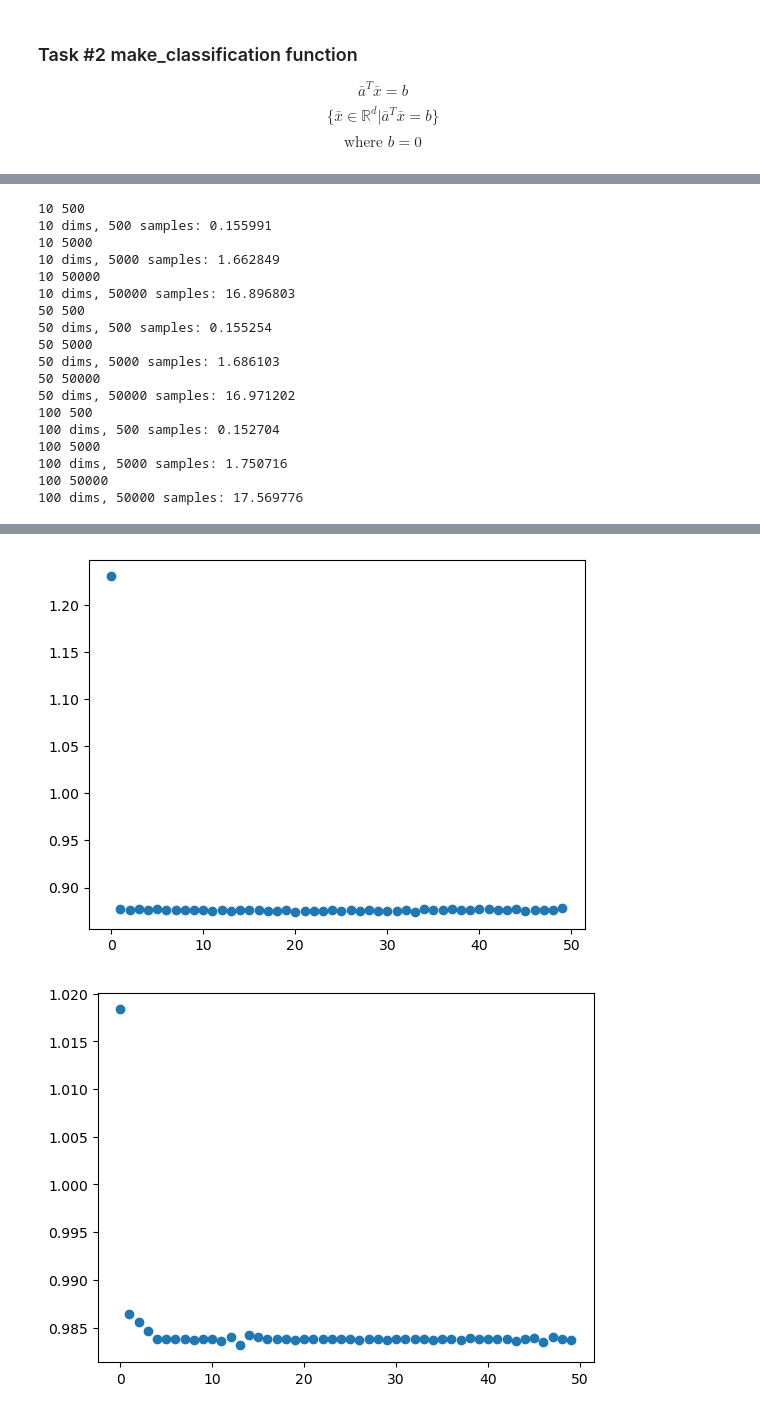
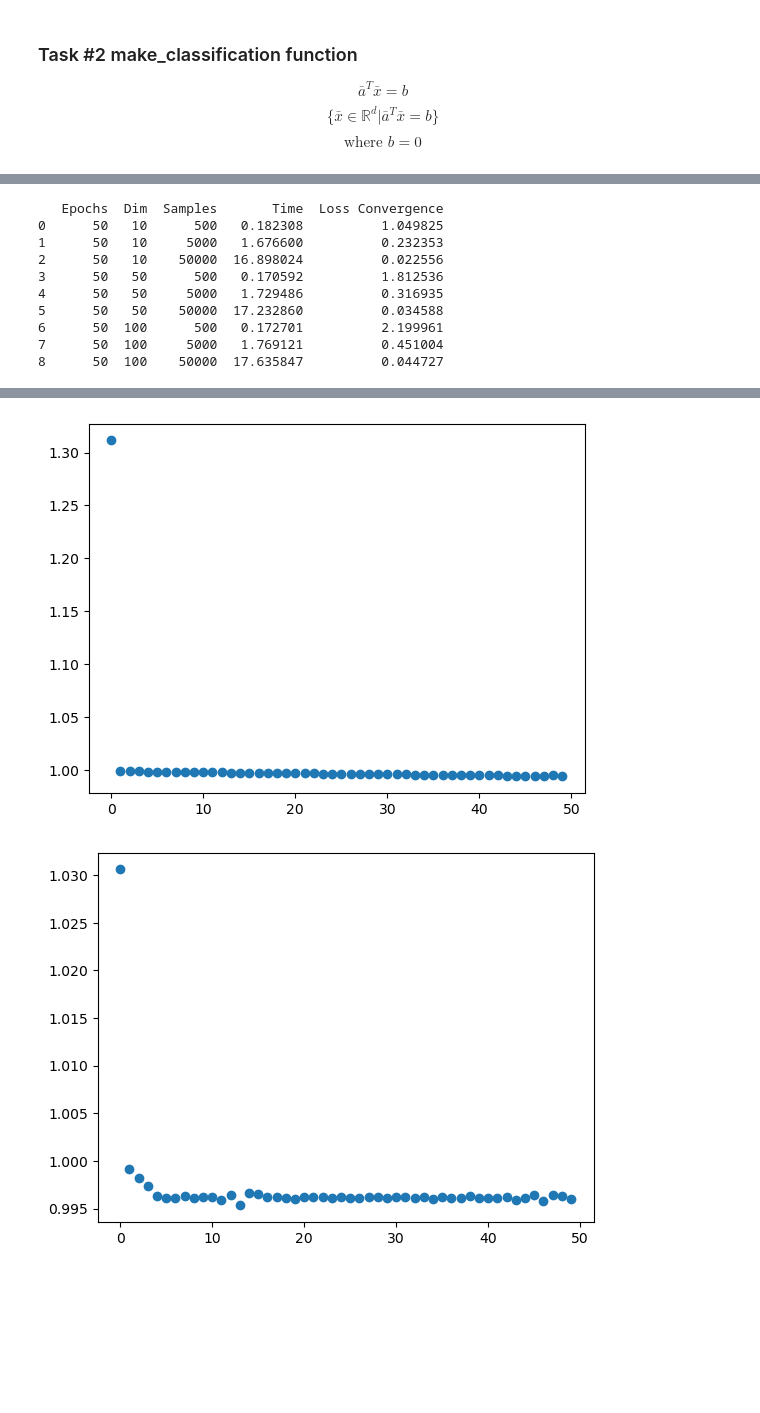
Before and after one commit to nnail0/429-hw2, a Jupyter notebook: linear_svc_mn.ipynb, the cells around one changed output, grey strips where cells are left out. Saved outputs shown, nothing was run; the diff lists cells and outputs as text; code cells hidden in the pictures; blank space fills up the shorter version.

Commit message:
tables added

```diff
--- a/linear_svc_mn.ipynb
+++ b/linear_svc_mn.ipynb
@@ -7,6 +7,7 @@ from datetime import datetime
 # %%
 NUM_ITER = 100
 ETA = 0.01
+EPOCHS = 50
 
 #global variable to keep track of runtimes of each model
 SVC_IRIS_t = 0.0
@@ -181,8 +182,9 @@ def plot_decision_regions(X, y, classifier, test_idx=None,
                     s=100, label='Test set')
 # %%
 #plotting the decision boundary found for linear svc on the Iris dataset
-svc = LinearSVC(n_iter=NUM_ITER, eta=ETA)
+svc = LinearSVC(n_iter=100, eta=0.001)
 X,Y = make_classification(d=2,n=100,u=100,seed=96)
+
 
 svc_start = datetime.now()
 svc.fit(X, Y)
@@ -200,20 +203,0 @@ plt.show()
-# %%
-import os
-import pandas as pd
-s = os.path.join('https://archive.ics.uci.edu', 'ml',
-                 'machine-learning-databases',
-                 'iris','iris.data')
-df = pd.read_csv(s,
-                 header=None,
-                 encoding='utf-8')
-
-X_4 = df.iloc[50:150, [0, 2]].to_numpy()
-Y_ref = df.iloc[50:150, 4].to_numpy()
-
-#Y_ref = np.where(Y_ref == 'Iris-setosa',-1,Y_ref)
-Y_ref = np.where(Y_ref == 'Iris-versicolor',1,Y_ref)
-Y_ref = np.where(Y_ref == 'Iris-virginica',-1,Y_ref)
-
-X_std4 = np.copy(X_4)
-X_std4[:,0] = (X_4[:,0] - X_4[:,0].mean()) / X_4[:,0].std()
-X_std4[:,1] = (X_4[:,1] - X_4[:,1].mean()) / X_4[:,1].std()
@@ -241,6 +206,7 @@ plt.show()
 #from sklearn.svm import LinearSVC as skSVC
 import time
 import numpy as np
+import pandas as pd
 
 from matplotlib import pyplot as plt
 
@@ -261,7 +227,8 @@ n_samples = [500, 5000, 50000]
 sets = []
 errors = []
 
-
+headers = ["Epochs","Dim","Samples","Time","Loss Convergence"]
+d_s = []
 svc1 = LinearSVC(n_iter=50, eta=0.001)
 
 def plot_losses(loss_values : list):
@@ -271,35 +238,32 @@ def plot_losses(loss_values : list):
     plt.show()
 
 for dims, samples in itertools.product(n_dims, n_samples):
-    print(dims, samples)
     X,Y = make_classification(d=dims,n=samples,u=100,seed=96)
-    svc1.fit(X, Y)
+    #svc1.fit(X, Y)
     fit_start = time.clock_gettime(5)
-    svc1.fit(X, Y, 0.1)
+    svc1.fit(X, Y, 0.001)
     fit_end = time.clock_gettime(5)
-    print("%d dims, %d samples: %f" % (dims, samples, fit_end - fit_start))
+    #print("%d dims, %d samples: %f" % (dims, samples, fit_end - fit_start))
+
     end_weight = svc1.w_
     errors.append(svc1.losses_)
 
+    d_s.append([EPOCHS, dims, samples, fit_end - fit_start, svc1.losses_[0] - svc1.losses_[-1]])  #drop in loss from first to last sample
+
+np.set_printoptions(suppress=True, precision=4)
+table = pd.DataFrame(d_s, columns=headers)
+print(table)
 
 for l in errors:
     plot_losses(l)
 # %% [output]
-10 500
-10 dims, 500 samples: 0.155991
-10 5000
-10 dims, 5000 samples: 1.662849
-10 50000
-10 dims, 50000 samples: 16.896803
-50 500
-50 dims, 500 samples: 0.155254
-50 5000
-50 dims, 5000 samples: 1.686103
-50 50000
-50 dims, 50000 samples: 16.971202
-100 500
-100 dims, 500 samples: 0.152704
-100 5000
-100 dims, 5000 samples: 1.750716
-100 50000
-100 dims, 50000 samples: 17.569776
+   Epochs  Dim  Samples       Time  Loss Convergence
+0      50   10      500   0.182308          1.049825
+1      50   10     5000   1.676600          0.232353
+2      50   10    50000  16.898024          0.022556
+3      50   50      500   0.170592          1.812536
+4      50   50     5000   1.729486          0.316935
+5      50   50    50000  17.232860          0.034588
+6      50  100      500   0.172701          2.199961
+7      50  100     5000   1.769121          0.451004
+8      50  100    50000  17.635847          0.044727
@@ -310,2 +274,2 @@ for l in errors:
-[figure, old version]
+[figure, new version]
-[figure, old version]
+[figure, new version]
```
Also changed, not shown: parts of 3 cells of this notebook.
